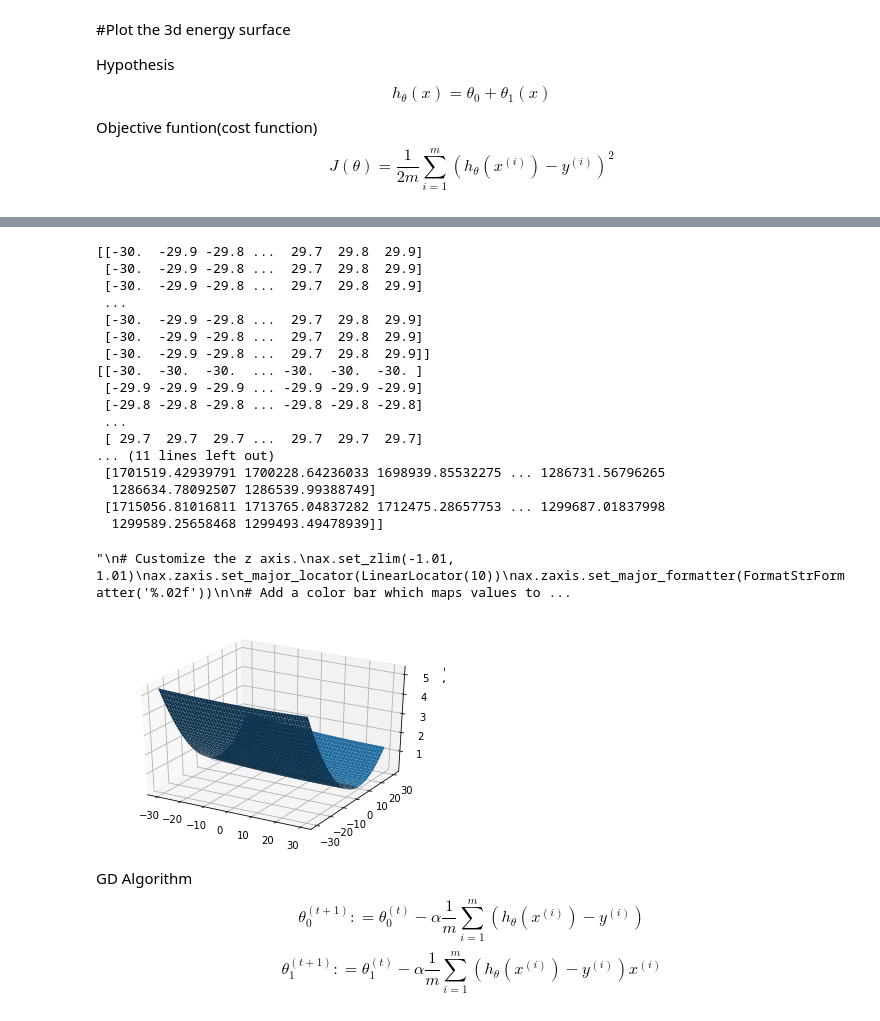
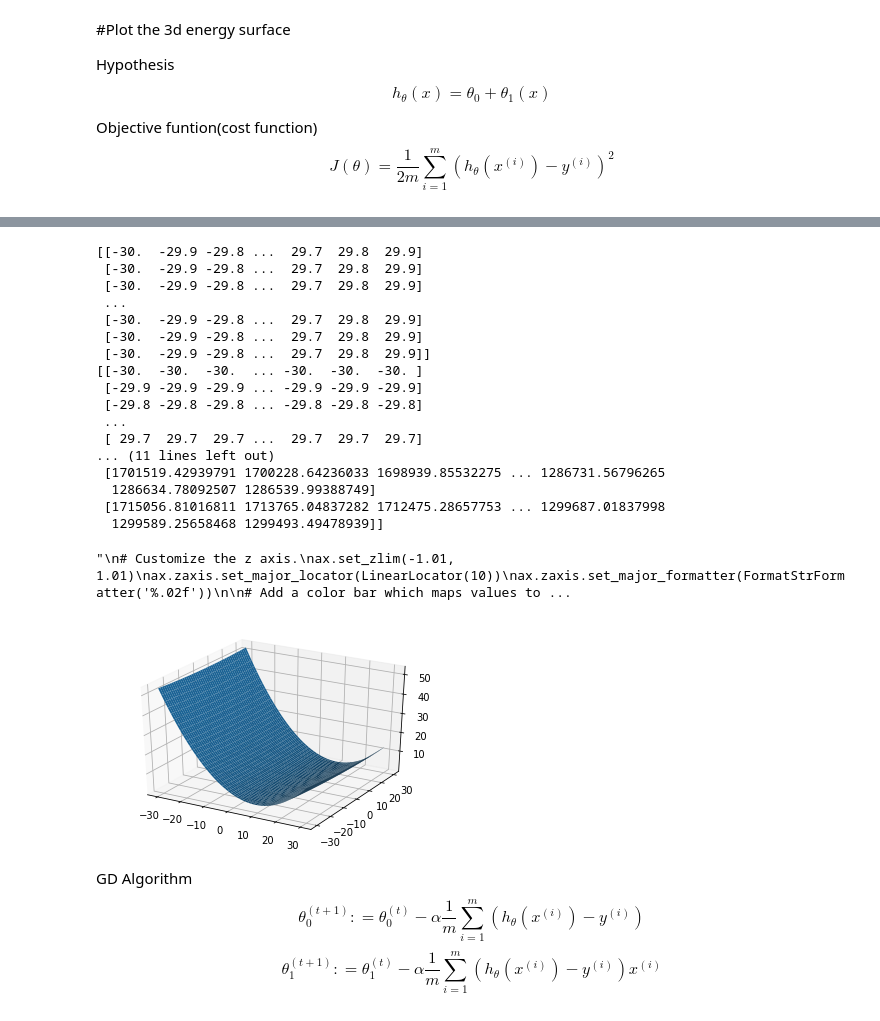
Before and after one commit to pithesun/machine_learning_cl, a Jupyter notebook: gd_surface&path.ipynb, the cells around one changed output, grey strips where cells are left out. Cells and saved outputs as stored; diff of their text form; code cells hidden in the pictures.

Commit message:
modify x,y axis in energy surface

```diff
--- a/gd_surface&path.ipynb
+++ b/gd_surface&path.ipynb
@@ -138,39 +138,39 @@ print(theta0)
 print(theta1)
 
 # Plot the surface.
-surf = ax.plot_surface(theta0, theta1, J)
+surf = ax.plot_surface(theta1, theta0, J*0.00001)
 print(J)
 """
 # Customize the z axis.
 ax.set_zlim(-1.01, 1.01)
 ax.zaxis.set_major_locator(LinearLocator(10))
 ax.zaxis.set_major_formatter(FormatStrFormatter('%.02f'))
 
 # Add a color bar which maps values to colors.
 fig.colorbar(surf, shrink=0.5, aspect=5)
 
 plt.show()
 """
 # %% [output]
 [[-30.  -29.9 -29.8 ...  29.7  29.8  29.9]
  [-30.  -29.9 -29.8 ...  29.7  29.8  29.9]
  [-30.  -29.9 -29.8 ...  29.7  29.8  29.9]
  ...
  [-30.  -29.9 -29.8 ...  29.7  29.8  29.9]
  [-30.  -29.9 -29.8 ...  29.7  29.8  29.9]
  [-30.  -29.9 -29.8 ...  29.7  29.8  29.9]]
 [[-30.  -30.  -30.  ... -30.  -30.  -30. ]
  [-29.9 -29.9 -29.9 ... -29.9 -29.9 -29.9]
  [-29.8 -29.8 -29.8 ... -29.8 -29.8 -29.8]
  ...
  [ 29.7  29.7  29.7 ...  29.7  29.7  29.7]
 ... (11 lines left out)
  [1701519.42939791 1700228.64236033 1698939.85532275 ... 1286731.56796265
   1286634.78092507 1286539.99388749]
  [1715056.81016811 1713765.04837282 1712475.28657753 ... 1299687.01837998
   1299589.25658468 1299493.49478939]]
 "\n# Customize the z axis.\nax.set_zlim(-1.01, 1.01)\nax.zaxis.set_major_locator(LinearLocator(10))\nax.zaxis.set_major_formatter(FormatStrFormatter('%.02f'))\n\n# Add a color bar which maps values to ...
-[figure, old version]
+[figure, new version]
 # %% [markdown]
 
 GD Algorithm
```
